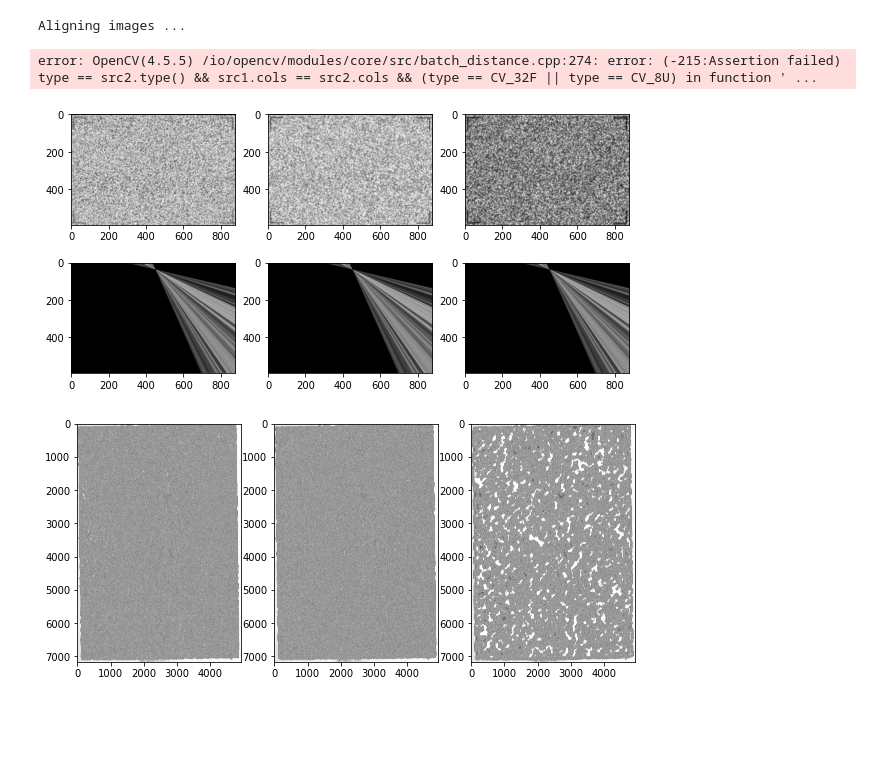
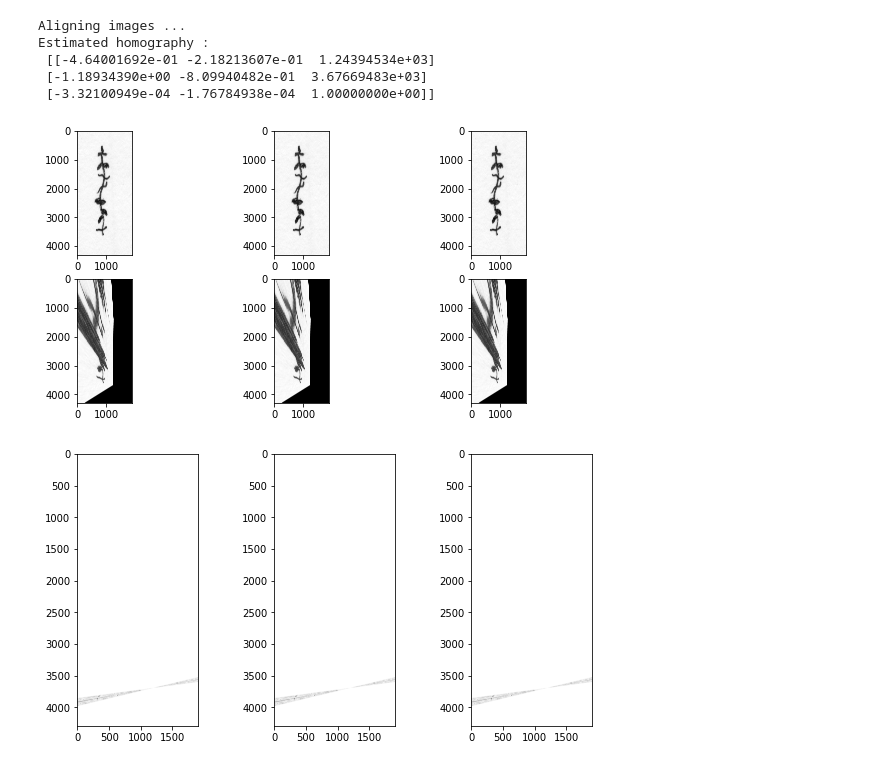
Before and after one commit to Leviticoos/Digichrome, a Jupyter notebook: ORB Matching.ipynb, the cells around one changed output. Saved outputs shown, nothing was run; the diff lists cells and outputs as text; code cells hidden in the pictures; blank space fills up the shorter version.

```diff
--- a/ORB Matching.ipynb
+++ b/ORB Matching.ipynb
@@ -19,26 +19,15 @@ from skimage.transform import rotate, resize
 MAX_FEATURES = 1000
 GOOD_MATCH_PERCENT = 0.15
 
-def alignImages(im1, im2):
+def alignImages(film, grayFilm, grayFilter):
 
-    # Convert images to grayscale
-    if im1.ndim > 2:
-        im1Gray = cv2.cvtColor(im1, cv2.COLOR_BGR2GRAY)
-    else:
-        im1Gray = im1
-    if im2.ndim > 2:
-        im2Gray = cv2.cvtColor(im2, cv2.COLOR_BGR2GRAY)
-    else:
-        im2Gray = im2
-
-    if im1Gray = none || im2Gray = none:
-        print(One of the images was not initalized)
-        return "Error"
+    filmGray = grayFilm
+    colorFilterGray = grayFilter
 
     # Detect ORB features and compute descriptors.
     orb = cv2.ORB_create(MAX_FEATURES)
-    keypoints1, descriptors1 = orb.detectAndCompute(im1Gray, None)
-    keypoints2, descriptors2 = orb.detectAndCompute(im2Gray, None)
+    keypoints1, descriptors1 = orb.detectAndCompute(filmGray, None)
+    keypoints2, descriptors2 = orb.detectAndCompute(colorFilterGray, None)
 
     # Match features.
     matcher = cv2.DescriptorMatcher_create(cv2.DESCRIPTOR_MATCHER_BRUTEFORCE_HAMMING)
@@ -52,7 +41,7 @@ def alignImages(im1, im2):
     matches = matches[:numGoodMatches]
 
     # Draw top matches
-    imMatches = cv2.drawMatches(im1, keypoints1, im2, keypoints2, matches, None)
+    imMatches = cv2.drawMatches(filmGray, keypoints1, colorFilterGray, keypoints2, matches, None)
     cv2.imwrite("matches.jpg", imMatches)
 
     # Extract location of good matches
@@ -67,6 +56,6 @@ def alignImages(im1, im2):
     h, mask = cv2.findHomography(points1, points2, cv2.RANSAC)
 
     # Use homography
-    height, width, channels = im2.shape
-    im1Reg = cv2.warpPerspective(im1, h, (width, height))
-    return im1Reg, im2, h
+    height, width = colorFilterGray.shape
+    filmReg = cv2.warpPerspective(film, h, (width, height))
+    return filmReg, colorFilterGray, h
@@ -117,44 +97,47 @@ print("Aligning images ...")
 #Check to make sure we are passing good images of the right type
 # Registered image will be resotred in imReg.
 # The estimated homography will be stored in h.
-imReg, imFilt, h = alignImages(im, imReference)
+imReg, imFilt, h = alignImages(film, grayFilm, grayFilter)
 # Print estimated homography
 print("Estimated homography : \n",  h)
 # %% [output]
 Aligning images ...
+Estimated homography :
+ [[-4.64001692e-01 -2.18213607e-01  1.24394534e+03]
+ [-1.18934390e+00 -8.09940482e-01  3.67669483e+03]
+ [-3.32100949e-04 -1.76784938e-04  1.00000000e+00]]
-error: OpenCV(4.5.5) /io/opencv/modules/core/src/batch_distance.cpp:274: error: (-215:Assertion failed) type == src2.type() && src1.cols == src2.cols && (type == CV_32F || type == CV_8U) in function ' ...
 # %%
-#Break the filter into component RGB colors
+#Break the colorFilter into component RGB colors
 
-filterR = imFilt[:,:,0]
-filterG = imFilt[:,:,1]
-filterB = imFilt[:,:,2]
+colorFilterR = colorFilter[:,:,0]
+colorFilterG = colorFilter[:,:,1]
+colorFilterB = colorFilter[:,:,2]
 
 film = imReg
 
 fig, axs = plt.subplots(2,3, figsize=(10, 5))
-axs[0,0].imshow(filterR, cmap='gray')
-axs[0,1].imshow(filterG, cmap='gray')
-axs[0,2].imshow(filterB, cmap='gray')
+axs[0,0].imshow(colorFilterR, cmap='gray')
+axs[0,1].imshow(colorFilterG, cmap='gray')
+axs[0,2].imshow(colorFilterB, cmap='gray')
 axs[1,0].imshow(film, cmap='gray')
 axs[1,1].imshow(film, cmap='gray')
 axs[1,2].imshow(film, cmap='gray')
 plt.show()
 # %% [output]
-[figure, old version]
+[figure, new version]
 # %%
-#Multiply each filter color by the black and white film photo
+#Multiply each colorFilter color by the black and white film photo
 
 fig, axs = plt.subplots(1,3, figsize=(10, 5))
-R = filterR * film
-G = filterG * film
-B = filterB * film
+R = colorFilterR * film
+G = colorFilterG * film
+B = colorFilterB * film
 axs[0].imshow(R, cmap='Greys')
 axs[1].imshow(G, cmap='Greys')
 axs[2].imshow(B, cmap='Greys')
 plt.show()
 # %% [output]
-[figure, old version]
+[figure, new version]
 # %%
 #Add the color spectra together to get reconstructed color image
 
```
Also changed, not shown: parts of 4 cells of this notebook.
